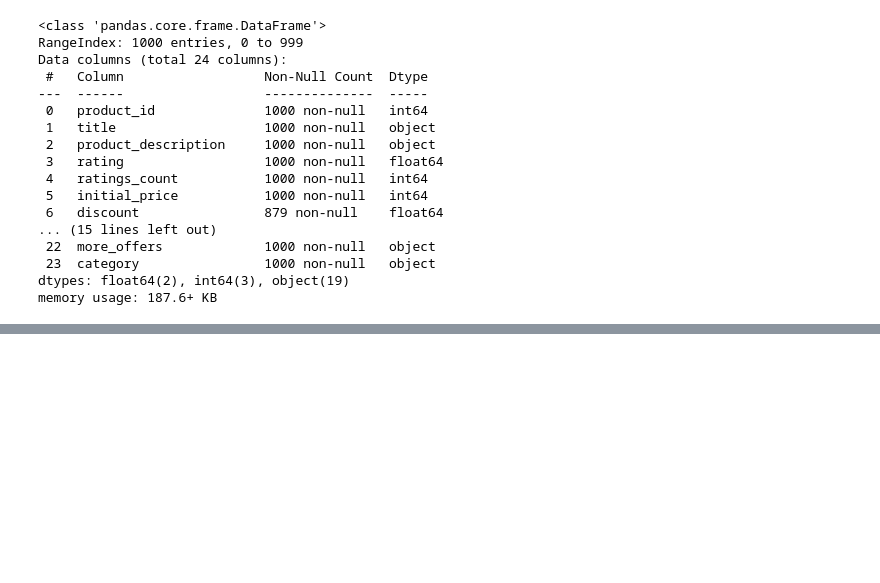
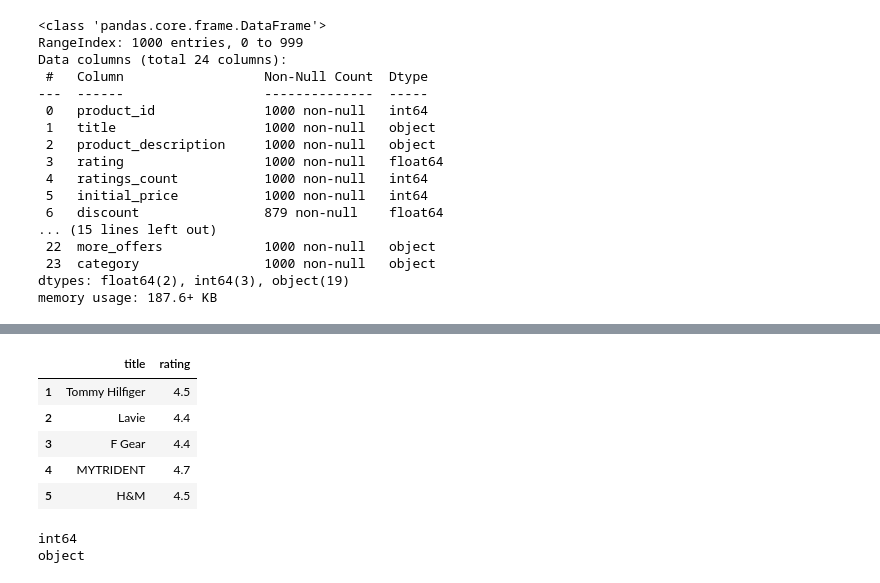
Before and after one commit to pprritthhvvi/CSI-Data-Engineering, a Jupyter notebook: Assignment_week_1/Basic_Data_Exploration_and_Cleaning.ipynb, the cells around one changed output, grey strips where cells are left out. Cells and saved outputs as stored; diff of their text form; code cells hidden in the pictures; blank space fills up the shorter version.

```diff
--- a/Assignment_week_1/Basic_Data_Exploration_and_Cleaning.ipynb
+++ b/Assignment_week_1/Basic_Data_Exploration_and_Cleaning.ipynb
@@ -238,0 +155,17 @@ Cleaned dataset saved successfully
+# %%
+high_rated_products = df[df["rating"] > 4]
+
+high_rated_products[["title", "rating"]].head()
+# %% [output]
+|  | title | rating |
+| 1 | Tommy Hilfiger | 4.5 |
+| 2 | Lavie | 4.4 |
+| 3 | F Gear | 4.4 |
+| 4 | MYTRIDENT | 4.7 |
+| 5 | H&M | 4.5 |
+# %%
+print(df["initial_price"].dtype)
+print(df["final_price"].dtype)
+# %% [output]
+int64
+object
```
Also changed, not shown: parts of 43 cells of this notebook, 8 other files.
